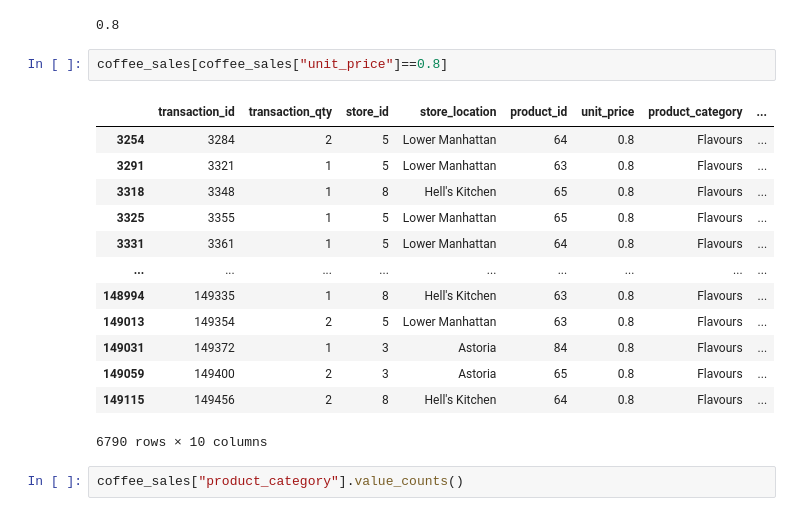
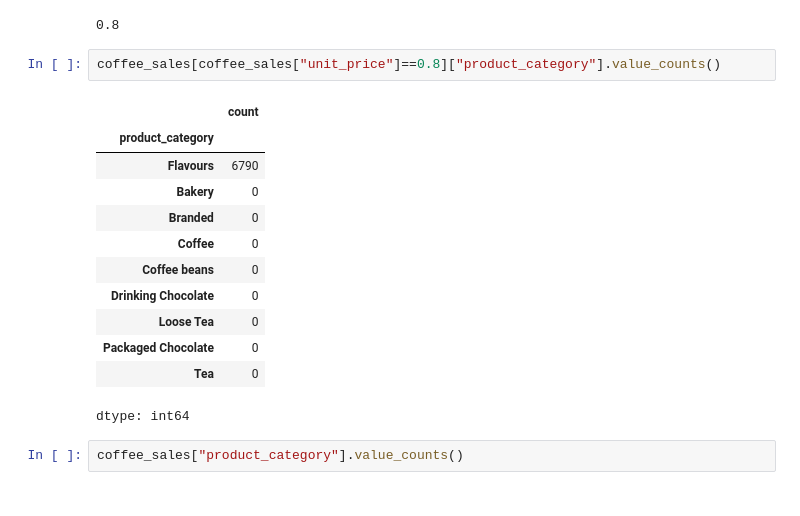
Before and after one commit to eddieisoffline/Portfolio-Data-Science, a Jupyter notebook: cafe/notebook/notebook.ipynb, the cells around one changed output. Drawn from its saved outputs; the diff is of its cells as text.

```diff
--- a/cafe/notebook/notebook.ipynb
+++ b/cafe/notebook/notebook.ipynb
@@ -363,21 +377,20 @@ coffee_sales["unit_price"].min()
 # %% [output]
 0.8
 # %%
-coffee_sales[coffee_sales["unit_price"]==0.8]
+coffee_sales[coffee_sales["unit_price"]==0.8]["product_category"].value_counts()
 # %% [output]
-|  | transaction_id | transaction_qty | store_id | store_location | product_id | unit_price | product_category | ... |
-| 3254 | 3284 | 2 | 5 | Lower Manhattan | 64 | 0.8 | Flavours | ... |
-| 3291 | 3321 | 1 | 5 | Lower Manhattan | 63 | 0.8 | Flavours | ... |
-| 3318 | 3348 | 1 | 8 | Hell's Kitchen | 65 | 0.8 | Flavours | ... |
-| 3325 | 3355 | 1 | 5 | Lower Manhattan | 65 | 0.8 | Flavours | ... |
-| 3331 | 3361 | 1 | 5 | Lower Manhattan | 64 | 0.8 | Flavours | ... |
-| ... | ... | ... | ... | ... | ... | ... | ... | ... |
-| 148994 | 149335 | 1 | 8 | Hell's Kitchen | 63 | 0.8 | Flavours | ... |
-| 149013 | 149354 | 2 | 5 | Lower Manhattan | 63 | 0.8 | Flavours | ... |
-| 149031 | 149372 | 1 | 3 | Astoria | 84 | 0.8 | Flavours | ... |
-| 149059 | 149400 | 2 | 3 | Astoria | 65 | 0.8 | Flavours | ... |
-| 149115 | 149456 | 2 | 8 | Hell's Kitchen | 64 | 0.8 | Flavours | ... |
+|  | count |
+| product_category |  |
+| Flavours | 6790 |
+| Bakery | 0 |
+| Branded | 0 |
+| Coffee | 0 |
+| Coffee beans | 0 |
+| Drinking Chocolate | 0 |
+| Loose Tea | 0 |
+| Packaged Chocolate | 0 |
+| Tea | 0 |
-6790 rows × 10 columns
+dtype: int64
 # %%
 coffee_sales["product_category"].value_counts()
 # %% [output]
```
Also changed, not shown: parts of 11 cells of this notebook.
